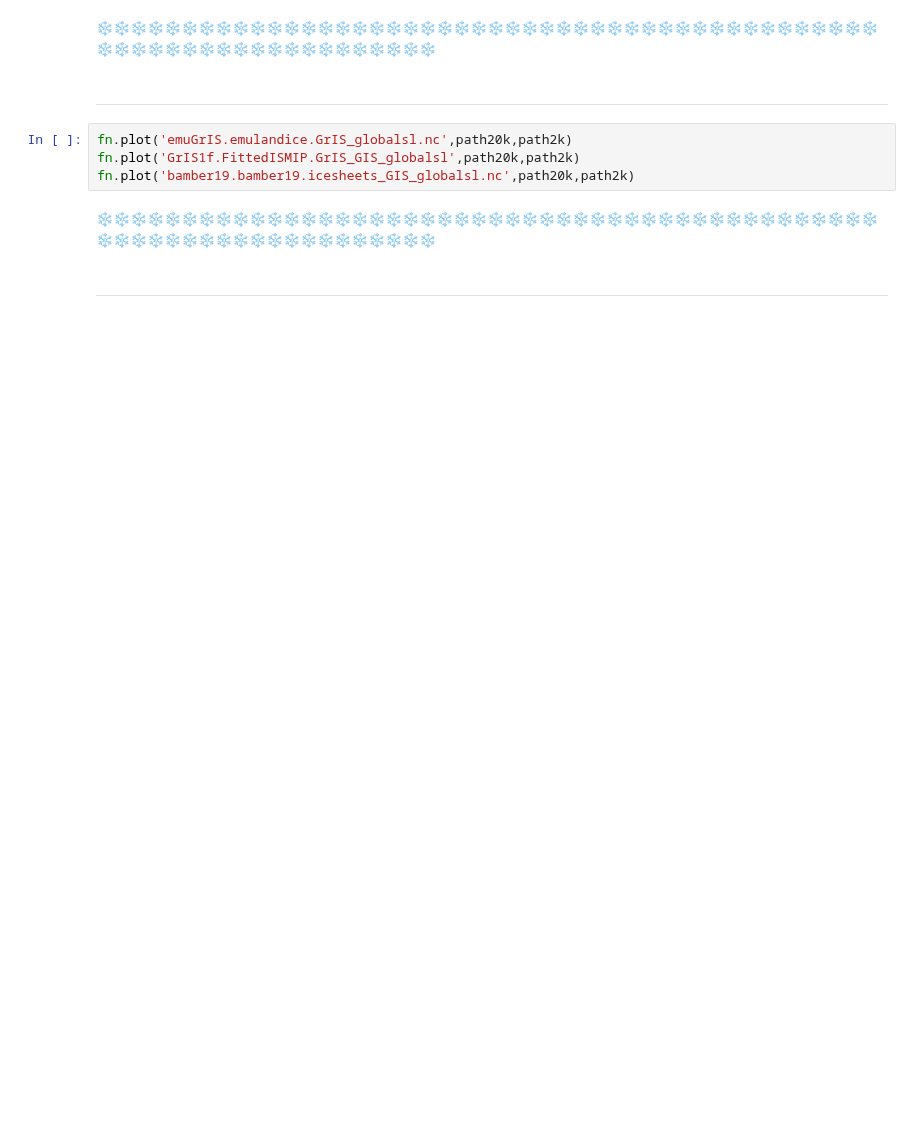
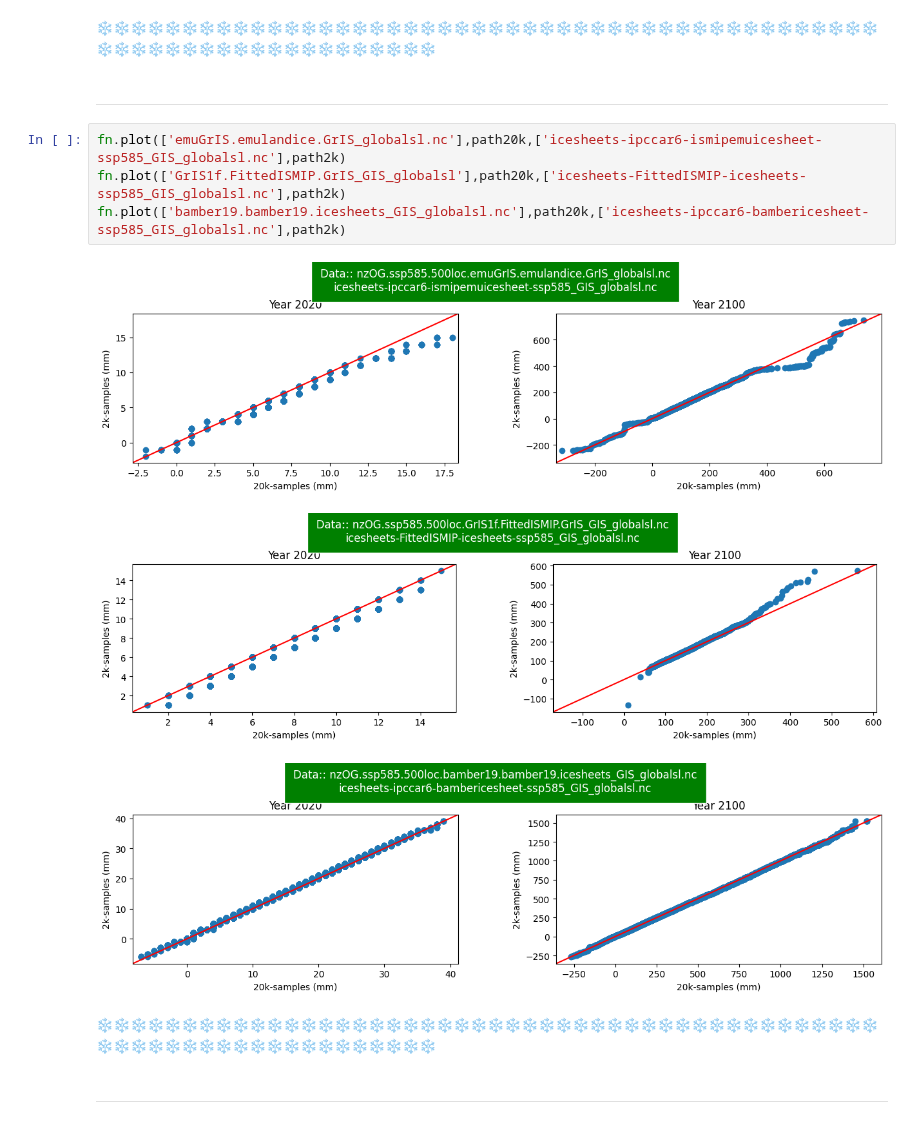
Before and after one commit to pkjr002/facts, a Jupyter notebook: JupNbk/000_pk-JupNb_TESTspace/2023-01_NZ_INSAR/002_COMPARE_gg_pk/001_DEVEL_qq/DEVEL_QQF001_global_cpmp_gg_pk_20k.ipynb, the cells around one changed output. Saved outputs shown, nothing was run; the diff lists cells and outputs as text; blank space fills up the shorter version.

```diff
--- a/JupNbk/000_pk-JupNb_TESTspace/2023-01_NZ_INSAR/002_COMPARE_gg_pk/001_DEVEL_qq/DEVEL_QQF001_global_cpmp_gg_pk_20k.ipynb
+++ b/JupNbk/000_pk-JupNb_TESTspace/2023-01_NZ_INSAR/002_COMPARE_gg_pk/001_DEVEL_qq/DEVEL_QQF001_global_cpmp_gg_pk_20k.ipynb
@@ -50,9 +40,13 @@ fn.plot(['ssp585','emulandice.AIS_globalsl.nc'],path20k,path2k)
 # %% [markdown]
 ---
 # %%
-fn.plot('emuGrIS.emulandice.GrIS_globalsl.nc',path20k,path2k)
-fn.plot('GrIS1f.FittedISMIP.GrIS_GIS_globalsl',path20k,path2k)
-fn.plot('bamber19.bamber19.icesheets_GIS_globalsl.nc',path20k,path2k)
+fn.plot(['emuGrIS.emulandice.GrIS_globalsl.nc'],path20k,['icesheets-ipccar6-ismipemuicesheet-ssp585_GIS_globalsl.nc'],path2k)
+fn.plot(['GrIS1f.FittedISMIP.GrIS_GIS_globalsl'],path20k,['icesheets-FittedISMIP-icesheets-ssp585_GIS_globalsl.nc'],path2k)
+fn.plot(['bamber19.bamber19.icesheets_GIS_globalsl.nc'],path20k,['icesheets-ipccar6-bambericesheet-ssp585_GIS_globalsl.nc'],path2k)
+# %% [output]
+[figure, added]
+[figure, added]
+[figure, added]
 # %% [markdown]
 ❄️❄️❄️❄️❄️❄️❄️❄️❄️❄️❄️❄️❄️❄️❄️❄️❄️❄️❄️❄️❄️❄️❄️❄️❄️❄️❄️❄️❄️❄️❄️❄️❄️❄️❄️❄️❄️❄️❄️❄️❄️❄️❄️❄️❄️❄️❄️❄️❄️❄️❄️❄️❄️❄️❄️❄️❄️❄️❄️❄️❄️❄️❄️❄️❄️❄️
 # %% [markdown]
```
Also changed, not shown: parts of 7 cells of this notebook, 8 other files.
